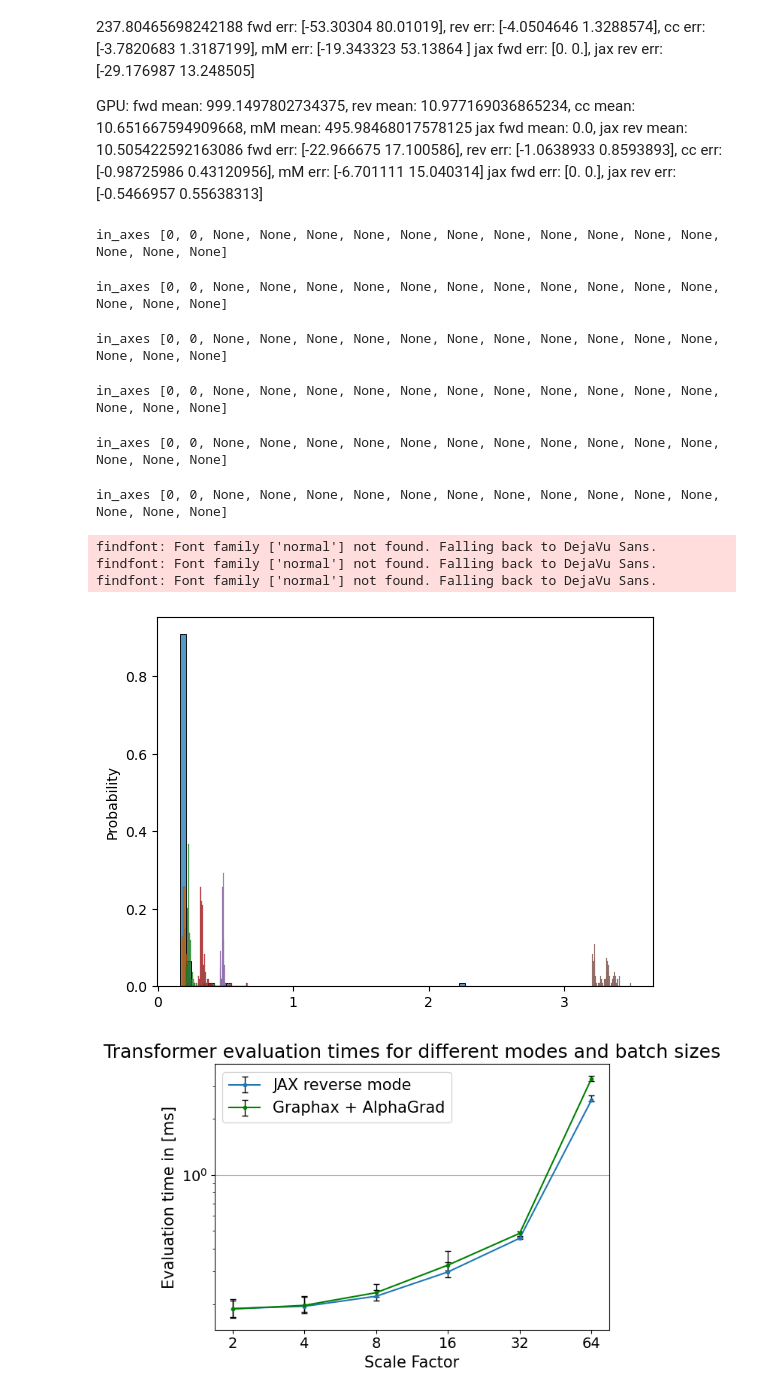
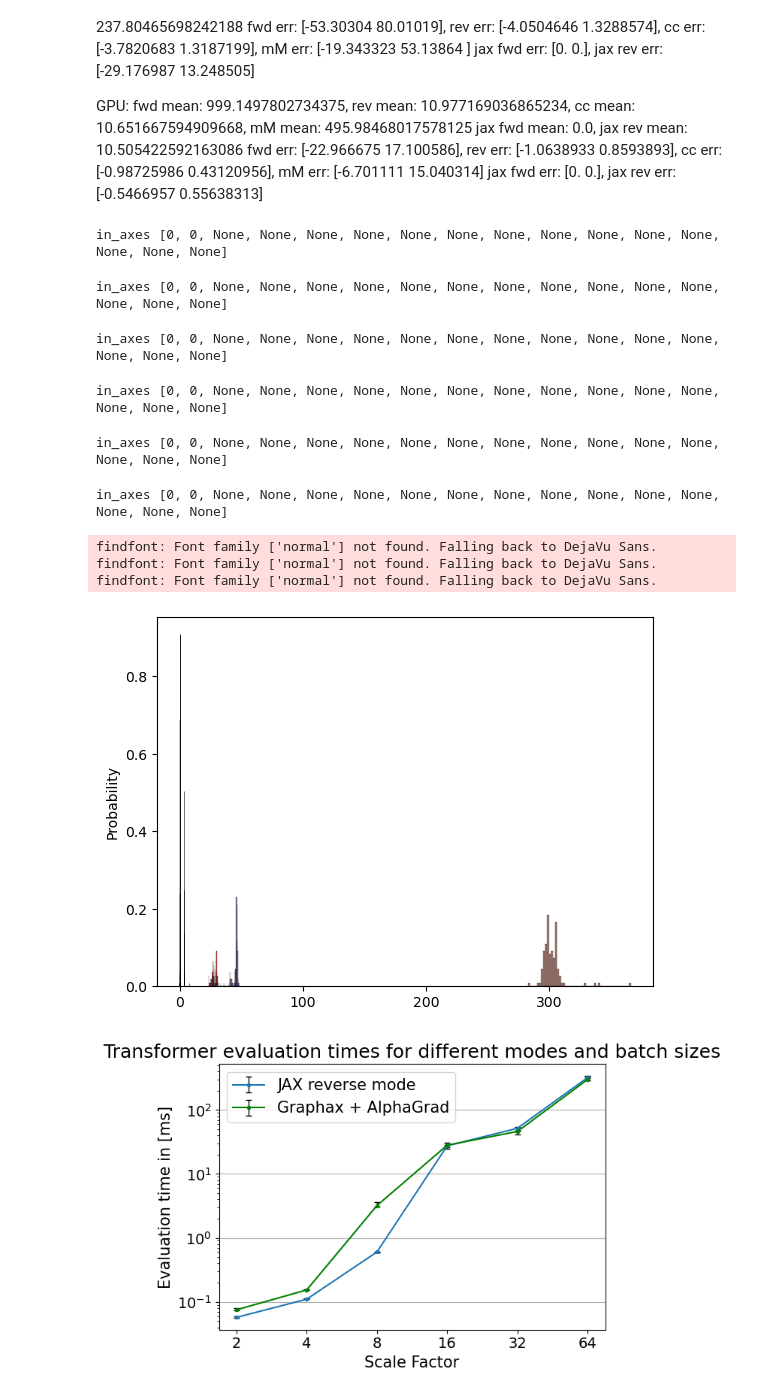
Before and after one commit to jamielohoff/alphagrad, a Jupyter notebook: src/alphagrad/eval/Encoder/evaluation_Encoder.ipynb, the cells around one changed output. Saved outputs shown, nothing was run; the diff lists cells and outputs as text; code cells hidden in the pictures.

```diff
--- a/src/alphagrad/eval/Encoder/evaluation_Encoder.ipynb
+++ b/src/alphagrad/eval/Encoder/evaluation_Encoder.ipynb
@@ -416,32 +347,33 @@ for scale_factor in [2, 4, 8, 16, 32, 64]:
 				WQ1 = jrand.normal(wq1key, (scale_factor*4, scale_factor*4))
 				WK1 = jrand.normal(wk1key, (scale_factor*4, scale_factor*4))
 				WV1 = jrand.normal(wv1key, (scale_factor*4, scale_factor*4))
 
 				wq2key, wk2key, wv2key, key = jrand.split(key, 4)
 				WQ2 = jrand.normal(wq2key, (scale_factor*4, scale_factor*4))
 				WK2 = jrand.normal(wk2key, (scale_factor*4, scale_factor*4))
 				WV2 = jrand.normal(wv2key, (scale_factor*4, scale_factor*4))
 
 				w1key, w2key, b1key, b2key = jrand.split(key, 4)
 				W1 = jrand.normal(w1key, (scale_factor*4, scale_factor*4))
 				b1 = jrand.normal(b1key, (scale_factor*4,))
 
 				W2 = jrand.normal(w2key, (scale_factor*2, scale_factor*4))
 				b2 = jrand.normal(b2key, (scale_factor*2, 1))
 
 				_xs = (x, y, WQ1, WQ2, WK1, WK2, WV1, WV2, W1, W2, b1, b2, jnp.array([0.]), jnp.array([1.]), jnp.array([0.]), jnp.array([1.]))
 				xs.append(_xs)
 
+xs = jax.device_put(xs, jax.devices("cpu")[0])
 plot_performance_over_size_jax(Encoder, xs, order, "Transformer", ticks=scale_factors, samplesize=110)
 # %% [output]
 in_axes [0, 0, None, None, None, None, None, None, None, None, None, None, None, None, None, None]
 in_axes [0, 0, None, None, None, None, None, None, None, None, None, None, None, None, None, None]
 in_axes [0, 0, None, None, None, None, None, None, None, None, None, None, None, None, None, None]
 in_axes [0, 0, None, None, None, None, None, None, None, None, None, None, None, None, None, None]
 in_axes [0, 0, None, None, None, None, None, None, None, None, None, None, None, None, None, None]
 in_axes [0, 0, None, None, None, None, None, None, None, None, None, None, None, None, None, None]
 findfont: Font family ['normal'] not found. Falling back to DejaVu Sans.
 findfont: Font family ['normal'] not found. Falling back to DejaVu Sans.
 findfont: Font family ['normal'] not found. Falling back to DejaVu Sans.
-[figure, old version]
+[figure, new version]
-[figure, old version]
+[figure, new version]
```
Also changed, not shown: parts of 3 cells of this notebook, 19 other files.
